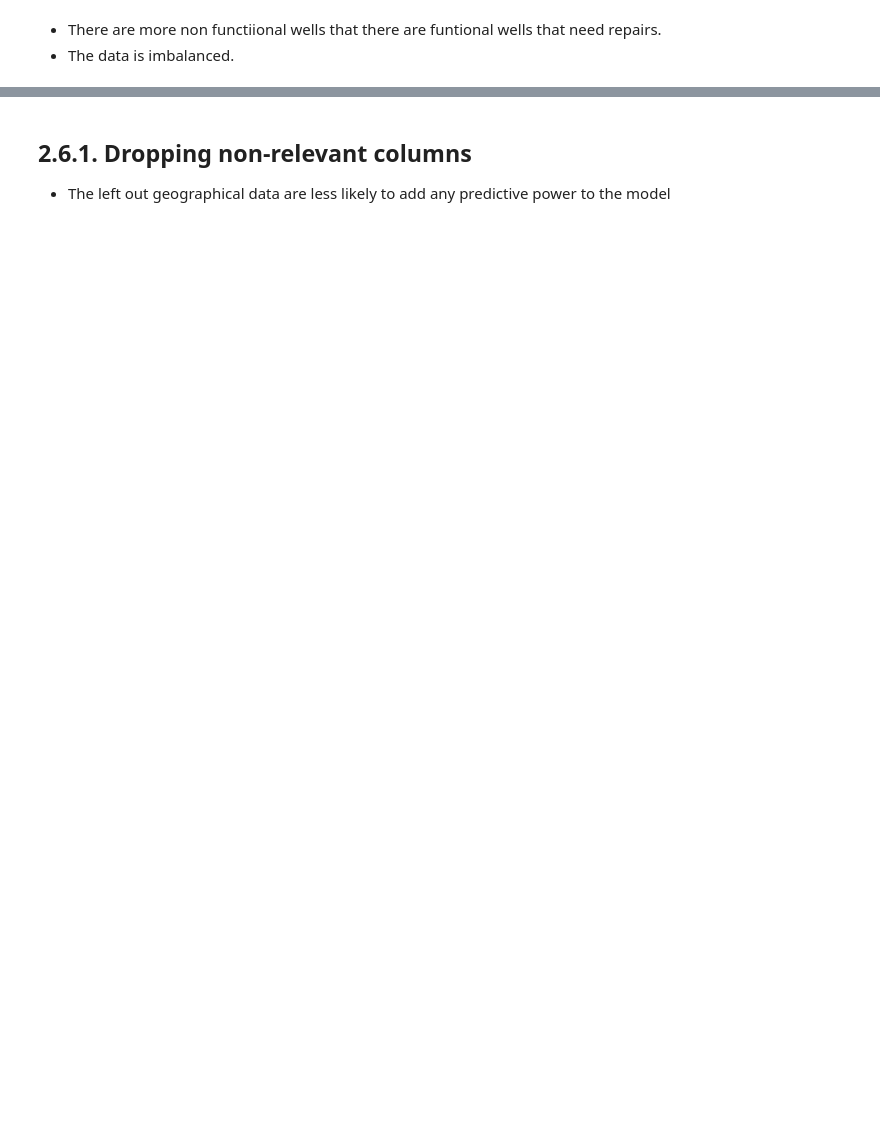
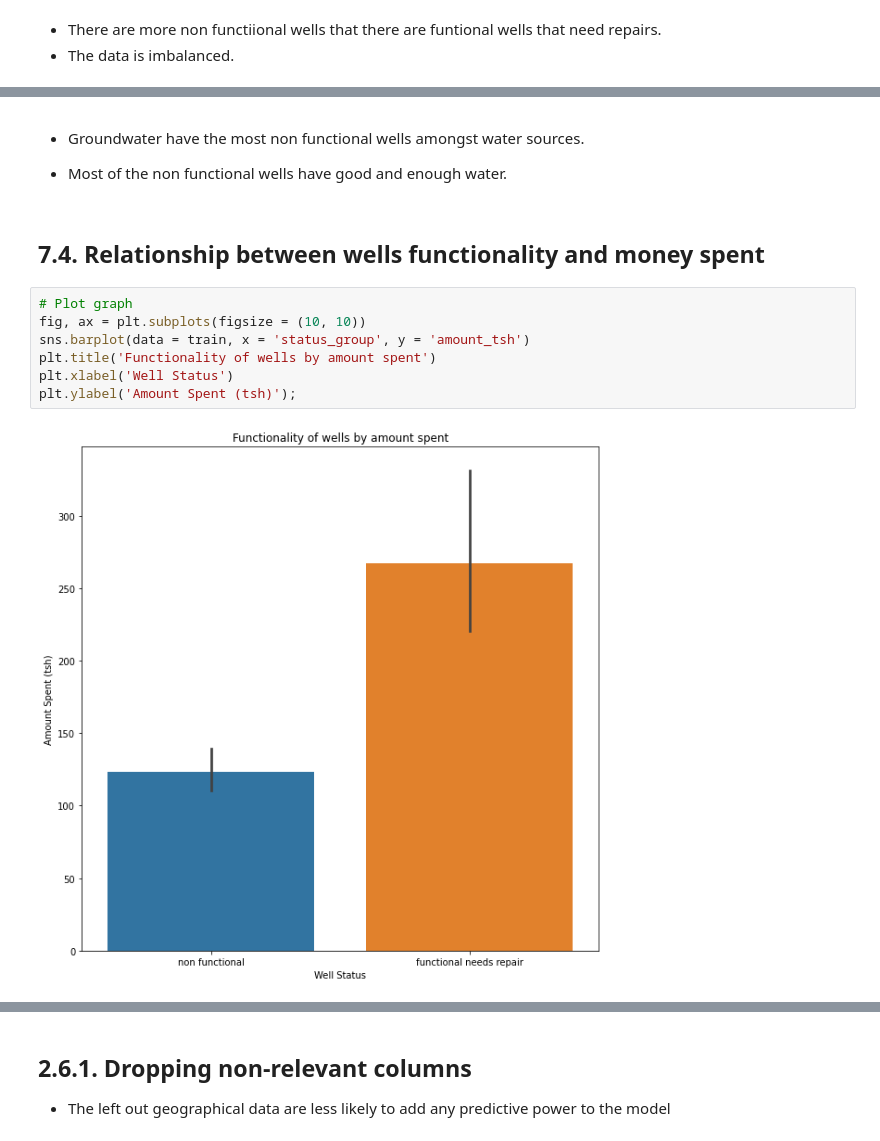
Before and after one commit to MercyNgila/Tanzanian-Water-Pump-Status, a Jupyter notebook: Pump It Up Notebook.ipynb, the cells around one changed output, grey strips where cells are left out. Saved outputs shown, nothing was run; the diff lists cells and outputs as text; blank space fills up the shorter version.

```diff
--- a/Pump It Up Notebook.ipynb
+++ b/Pump It Up Notebook.ipynb
@@ -963,0 +903,15 @@ del df
+# %% [markdown]
+- Groundwater have the most non functional wells amongst water sources.
+
+- Most of the non functional wells have good and enough water.
+# %% [markdown]
+## 7.4. Relationship between wells functionality and money spent
+# %%
+# Plot graph
+fig, ax = plt.subplots(figsize = (10, 10))
+sns.barplot(data = train, x = 'status_group', y = 'amount_tsh')
+plt.title('Functionality of wells by amount spent')
+plt.xlabel('Well Status')
+plt.ylabel('Amount Spent (tsh)');
+# %% [output]
+[figure, added]
```
Also changed, not shown: parts of 89 cells of this notebook.
